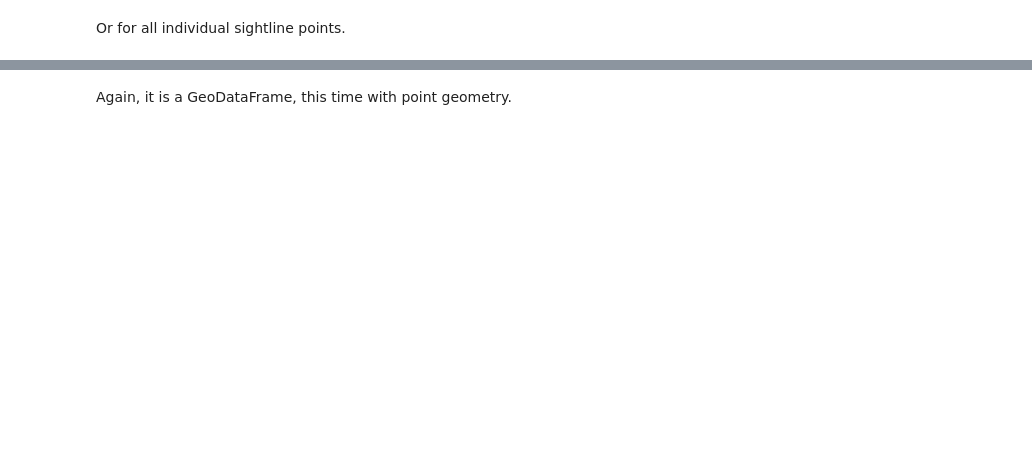
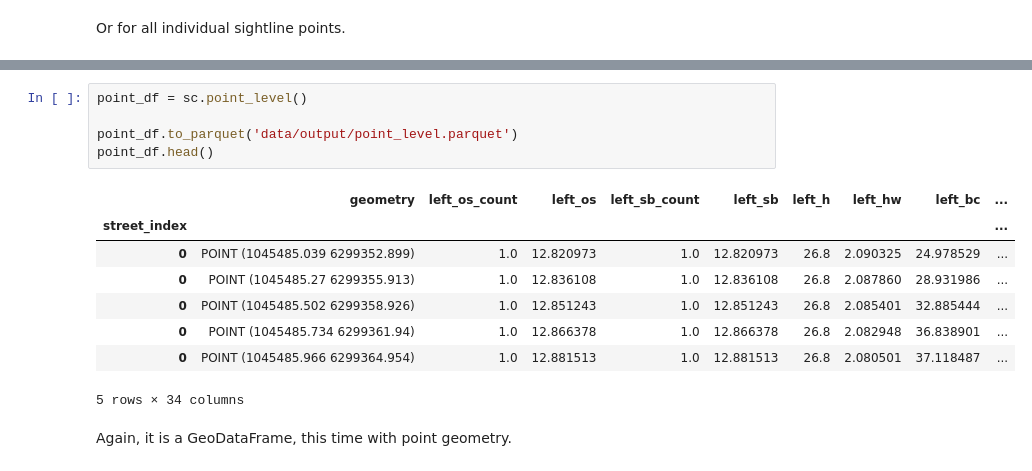
Before and after one commit to uscuni/streetscape, a Jupyter notebook: example-france.ipynb, the cells around one changed output, grey strips where cells are left out. Cells and saved outputs as stored; diff of their text form; blank space fills up the shorter version.

```diff
--- a/example-france.ipynb
+++ b/example-france.ipynb
@@ -88,3 +79,17 @@ Wall time: 1.85 s
+# %%
+point_df = sc.point_level()
+
+point_df.to_parquet('data/output/point_level.parquet')
+point_df.head()
+# %% [output]
+|  | geometry | left_os_count | left_os | left_sb_count | left_sb | left_h | left_hw | left_bc | ... |
+| street_index |  |  |  |  |  |  |  |  | ... |
+| 0 | POINT (1045485.039 6299352.899) | 1.0 | 12.820973 | 1.0 | 12.820973 | 26.8 | 2.090325 | 24.978529 | ... |
+| 0 | POINT (1045485.27 6299355.913) | 1.0 | 12.836108 | 1.0 | 12.836108 | 26.8 | 2.087860 | 28.931986 | ... |
+| 0 | POINT (1045485.502 6299358.926) | 1.0 | 12.851243 | 1.0 | 12.851243 | 26.8 | 2.085401 | 32.885444 | ... |
+| 0 | POINT (1045485.734 6299361.94) | 1.0 | 12.866378 | 1.0 | 12.866378 | 26.8 | 2.082948 | 36.838901 | ... |
+| 0 | POINT (1045485.966 6299364.954) | 1.0 | 12.881513 | 1.0 | 12.881513 | 26.8 | 2.080501 | 37.118487 | ... |
+5 rows × 34 columns
 # %% [markdown]
 Again, it is a GeoDataFrame, this time with point geometry.
 # %%
```
Also changed, not shown: parts of 15 cells of this notebook, 33 other files.
